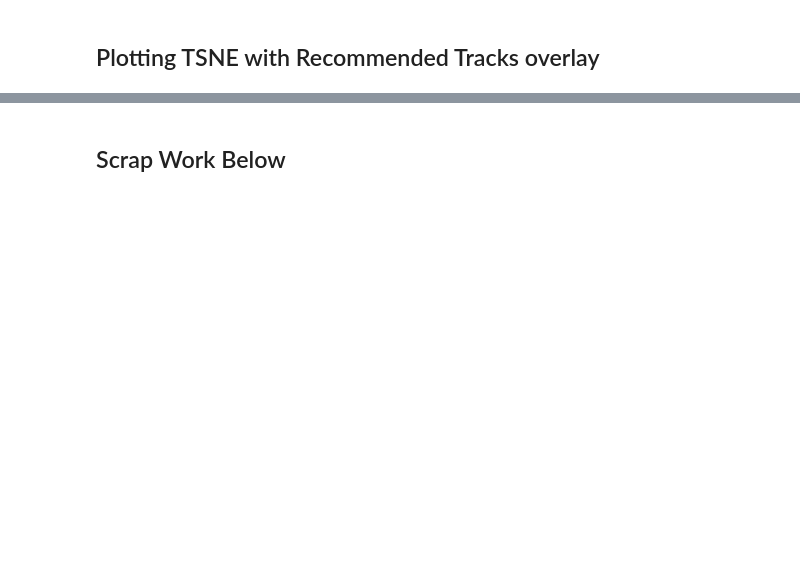
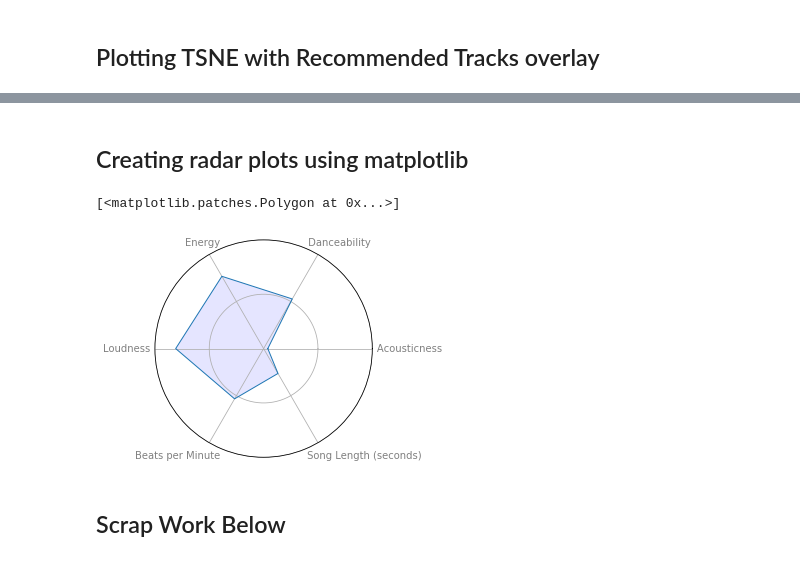
Before and after one commit to jroth006/The-future-of-music, a Jupyter notebook: Production Script.ipynb, the cells around one changed output, grey strips where cells are left out. Saved outputs shown, nothing was run; the diff lists cells and outputs as text; code cells hidden in the pictures; blank space fills up the shorter version.

Commit message:
creating radar graphs

```diff
--- a/Production Script.ipynb
+++ b/Production Script.ipynb
@@ -854,0 +889,16 @@ Loading BokehJS ...
+# %%
+## Use pd.melt to create a lm plot for the features and values
+combined_norm_melt_df = combined_normalization[['album_number', 'album_name', 'acousticness',
+       'danceability', 'energy', 'loudness', 'bpm', 'song_length_seconds']]
+
+original_album_means = combined_norm_melt_df.groupby(['album_number', 'album_name']).mean().reset_index()
+
+## Renaming with weird spacing for plotting purposes
+
+original_album_means = original_album_means.rename(columns = {'album_name' : 'Album Name',
+                                                              'acousticness' : '               Acousticness',
+                                                              'danceability' : '         Danceability',
+                                                              'energy' : 'Energy',
+                                                              'loudness' : 'Loudness         ',
+                                                              'bpm' : 'Beats per Minute                ',
+                                                              'song_length_seconds' : '                         Song Length (seconds)'})
@@ -855,3 +907,41 @@ Loading BokehJS ...
+# %% [markdown]
+## Creating radar plots using matplotlib
+# %%
+# number of variable
+categories=list(original_album_means)[2:]
+N = len(categories)
+
+# We are going to plot the first line of the data frame.
+# But we need to repeat the first value to close the circular graph:
+values=original_album_means.loc[0].drop(['album_number', 'Album Name']).values.flatten().tolist()
+values += values[:1]
+values
+
+
+# What will be the angle of each axis in the plot? (we divide the plot / number of variable)
+angles = [n / float(N) * 2 * pi for n in range(N)]
+angles += angles[:1]
+
+# Initialise the spider plot
+ax = plt.subplot(111, polar=True)
+
+# Draw one axe per variable + add labels labels yet
+plt.xticks(angles[:-1], categories, color='grey', size=10)
+
+# Draw ylabels
+ax.set_rlabel_position(-22.5)
+#plt.yticks([0,0.5,1.0], ["","  0.5"," 1.0"], color="grey", size=10)
+plt.yticks([0,0.5,1.0], [""], color="grey", size=10)
+plt.ylim(0,1.0)
+
+# Plot data
+ax.plot(angles, values, linewidth=1, linestyle='solid')
+
+# Fill area
+ax.fill(angles, values, 'b', alpha=0.1)
+# %% [output]
+[<matplotlib.patches.Polygon at 0x...>]
+[figure, added]
 # %% [markdown]
 ## Scrap Work Below
 # %%
```
Also changed, not shown: parts of 9 cells of this notebook, 6 other files.
